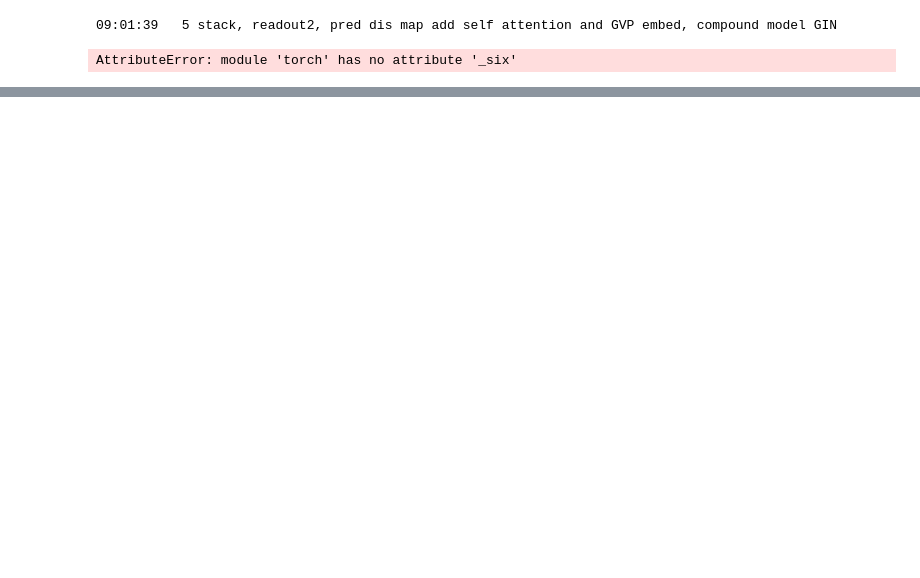
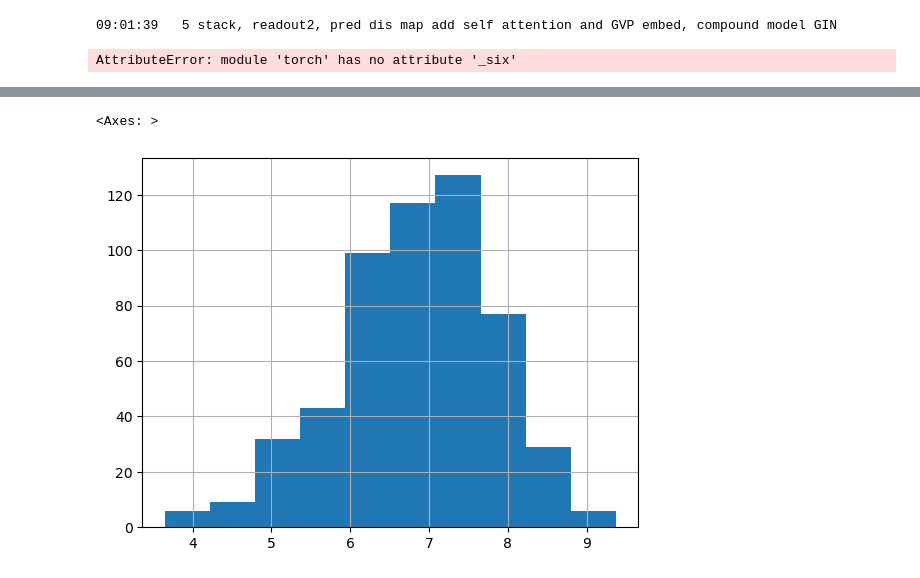
Before and after one commit to hernlerAnja/Practical-Work-for-AI, a Jupyter notebook: Virtual Screening.ipynb, the cells around one changed output, grey strips where cells are left out. Drawn from its saved outputs; the diff is of its cells as text; code cells hidden in the pictures; blank space fills up the shorter version.

Commit message:
dataset creation without direct torchdrug use

```diff
--- a/Virtual Screening.ipynb
+++ b/Virtual Screening.ipynb
@@ -212,0 +241,26 @@ from model import get_model
+# %%
+batch_size = 5
+device = 'cuda' if torch.cuda.is_available() else 'cpu'
+# device= 'cpu'
+logging.basicConfig(level=logging.INFO)
+model = get_model(0, logging, device)
+
+# self-dock model
+modelFile = "./model/self_dock.pt"
+
+model.load_state_dict(torch.load(modelFile, map_location=device))
+_ = model.eval()
+
+data_loader = DataLoader(mini_try, batch_size=batch_size, follow_batch=['x', 'y', 'compound_pair'], shuffle=False, num_workers=0)
+affinity_pred_list_min = []
+y_pred_list = []
+for data in tqdm(data_loader):
+    data = data.to(device)
+    y_pred, affinity_pred = model(data)
+    affinity_pred_list_min.append(affinity_pred.detach().cpu())
+    if False:
+        # we don't need to save the predicted distance map in HTVS setting.
+        for i in range(data.y_batch.max() + 1):
+            y_pred_list.append((y_pred[data['y_batch'] == i]).detach().cpu())
+
+affinity_pred_list_min = torch.cat(affinity_pred_list_min)
@@ -250,0 +314,2 @@ AttributeError: module 'torch' has no attribute '_six'
+# %%
+affinity_pred_list_min_cat = torch.cat(affinity_pred_list_min)
@@ -250,0 +320,3 @@ AttributeError: module 'torch' has no attribute '_six'
+# %%
+info_mini = mini_try.data.iloc[:545]
+info_mini['affinity'] = affinity_pred_list_min_cat
@@ -250,0 +345,3 @@ AttributeError: module 'torch' has no attribute '_six'
+# %%
+chosen = info_mini.loc[info_mini.groupby(['protein_name', 'smiles'],sort=False)['affinity'].agg('idxmax')].reset_index()
+chosen
@@ -250,0 +365,5 @@ AttributeError: module 'torch' has no attribute '_six'
+# %%
+chosen.affinity.hist()
+# %% [output]
+<Axes: >
+[figure, added]
```
Also changed, not shown: parts of 37 cells of this notebook, 3 other files.
